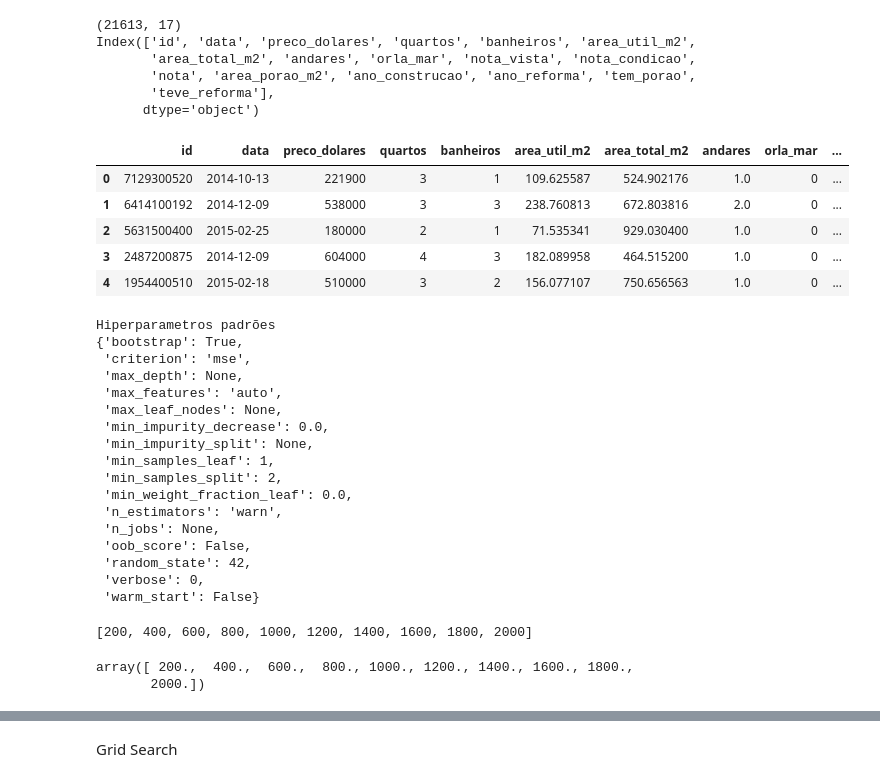
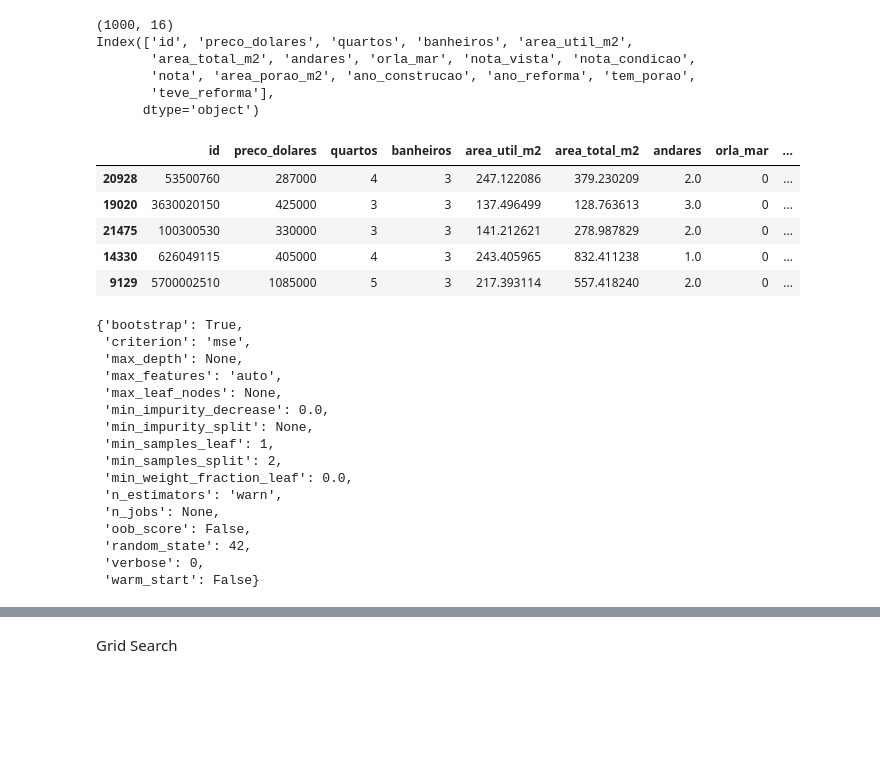
Before and after one commit to nubank/diversidados-curso-ds, a Jupyter notebook: intermediario/Aula 4/Otimização de hiperparâmetros.ipynb, the cells around one changed output, grey strips where cells are left out. Cells and saved outputs as stored; diff of their text form; code cells hidden in the pictures; blank space fills up the shorter version.

```diff
--- a/intermediario/Aula 4/Otimização de hiperparâmetros.ipynb
+++ b/intermediario/Aula 4/Otimização de hiperparâmetros.ipynb
@@ -6,18 +10,21 @@ from sklearn.model_selection import GridSearchCV
 # %%
 imoveis_df = pd.read_csv("https://raw.githubusercontent.com/nubank/diversidados-curso-ds/master/iniciante/LinReg/dataset_imoveis.csv")
+
+
+imoveis_df = imoveis_df.drop(columns = "data").sample(1000)
 print(imoveis_df.shape)
 print(imoveis_df.columns)
 imoveis_df.head()
 # %% [output]
-(21613, 17)
-Index(['id', 'data', 'preco_dolares', 'quartos', 'banheiros', 'area_util_m2',
+(1000, 16)
+Index(['id', 'preco_dolares', 'quartos', 'banheiros', 'area_util_m2',
        'area_total_m2', 'andares', 'orla_mar', 'nota_vista', 'nota_condicao',
        'nota', 'area_porao_m2', 'ano_construcao', 'ano_reforma', 'tem_porao',
        'teve_reforma'],
       dtype='object')
-|  | id | data | preco_dolares | quartos | banheiros | area_util_m2 | area_total_m2 | andares | orla_mar | ... |
-| 0 | 7129300520 | 2014-10-13 | 221900 | 3 | 1 | 109.625587 | 524.902176 | 1.0 | 0 | ... |
-| 1 | 6414100192 | 2014-12-09 | 538000 | 3 | 3 | 238.760813 | 672.803816 | 2.0 | 0 | ... |
-| 2 | 5631500400 | 2015-02-25 | 180000 | 2 | 1 | 71.535341 | 929.030400 | 1.0 | 0 | ... |
-| 3 | 2487200875 | 2014-12-09 | 604000 | 4 | 3 | 182.089958 | 464.515200 | 1.0 | 0 | ... |
-| 4 | 1954400510 | 2015-02-18 | 510000 | 3 | 2 | 156.077107 | 750.656563 | 1.0 | 0 | ... |
+|  | id | preco_dolares | quartos | banheiros | area_util_m2 | area_total_m2 | andares | orla_mar | ... |
+| 20928 | 53500760 | 287000 | 4 | 3 | 247.122086 | 379.230209 | 2.0 | 0 | ... |
+| 19020 | 3630020150 | 425000 | 3 | 3 | 137.496499 | 128.763613 | 3.0 | 0 | ... |
+| 21475 | 100300530 | 330000 | 3 | 3 | 141.212621 | 278.987829 | 2.0 | 0 | ... |
+| 14330 | 626049115 | 405000 | 4 | 3 | 243.405965 | 832.411238 | 1.0 | 0 | ... |
+| 9129 | 5700002510 | 1085000 | 5 | 3 | 217.393114 | 557.418240 | 2.0 | 0 | ... |
@@ -24,12 +35,8 @@ Index(['id', 'data', 'preco_dolares', 'quartos', 'banheiros', 'area_util_m2',
 # %%
-from sklearn.ensemble import RandomForestRegressor
 rf = RandomForestRegressor(random_state = 42)
 
-
-print('Hiperparametros padrões')
 pprint(rf.get_params())
 # %% [output]
-Hiperparametros padrões
 {'bootstrap': True,
  'criterion': 'mse',
  'max_depth': None,
@@ -46,15 +53,3 @@ Hiperparametros padrões
  'random_state': 42,
  'verbose': 0,
  'warm_start': False}
-# %%
-# Número de arvores na Random forest
-n_estimators = [200, 400, 600, 800, 1000, 1200, 1400, 1600, 1800, 2000]
-
-n_estimators
-# %% [output]
-[200, 400, 600, 800, 1000, 1200, 1400, 1600, 1800, 2000]
-# %%
-list(np.linspace(start = 200, stop = 2000, num = 10)
-# %% [output]
-array([ 200.,  400.,  600.,  800., 1000., 1200., 1400., 1600., 1800.,
-       2000.])
```
Also changed, not shown: parts of 20 cells of this notebook.
